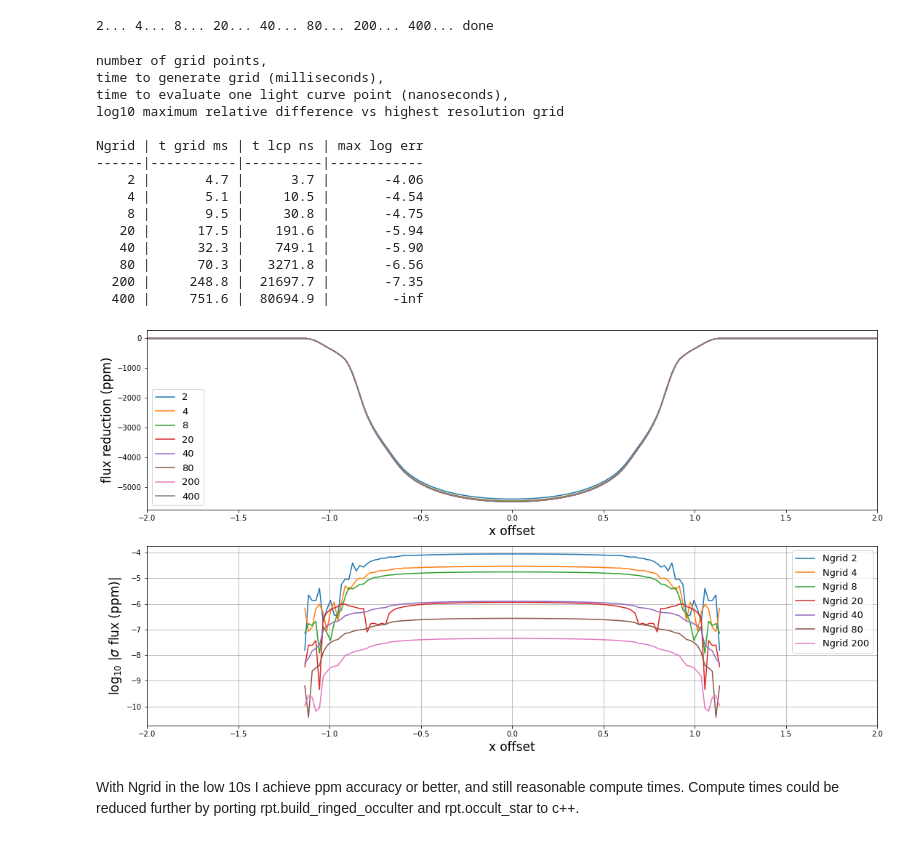
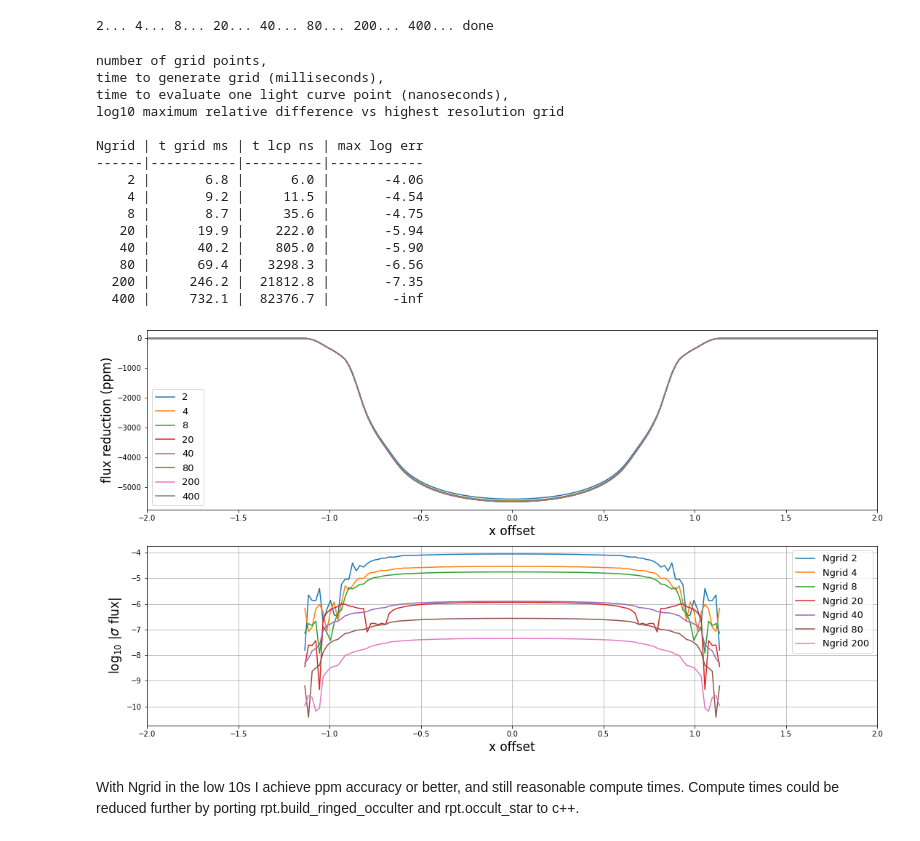
Before and after one commit to leigh2/PLATO_ring_sim, a Jupyter notebook: rpt_demo.ipynb, the cells around one changed output. Saved outputs shown, nothing was run; the diff lists cells and outputs as text; code cells hidden in the pictures.

```diff
--- a/rpt_demo.ipynb
+++ b/rpt_demo.ipynb
@@ -307,43 +307,43 @@ print("""\
 number of grid points,
 time to generate grid (milliseconds),
 time to evaluate one light curve point (nanoseconds),
 log10 maximum relative difference vs highest resolution grid
 
 Ngrid | t grid ms | t lcp ns | max log err
 ------|-----------|----------|------------""")
 plt.subplot(212)
 for n in range(len(grid_tests)-1):
     with warnings.catch_warnings():
         warnings.simplefilter("ignore")
         logerr = np.log10(np.abs(rfs[-1]-rfs[n]))
     print("{:5d} | {:9.1f} | {:8.1f} | {:11.2f}".format(grid_tests[n], ms_grid[n], ms_lc[n]*1000., logerr.max()))
     plt.plot(x_offsets, logerr,
              label="Ngrid {:d}".format(grid_tests[n]))
 print("{:5d} | {:9.1f} | {:8.1f} |        -inf".format(grid_tests[-1], ms_grid[-1], ms_lc[-1]*1000.))
 plt.legend(fontsize=13)
 plt.xlabel("x offset", fontsize=17)
-plt.ylabel(r"log$_{10}$ |$\sigma$ flux (ppm)|", fontsize=17)
+plt.ylabel(r"log$_{10}$ |$\sigma$ flux|", fontsize=17)
 plt.xlim(x_offsets.min(), x_offsets.max())
 plt.grid()
 
 plt.show()
 # %% [output]
 number of grid points,
 time to generate grid (milliseconds),
 time to evaluate one light curve point (nanoseconds),
 log10 maximum relative difference vs highest resolution grid
 
 Ngrid | t grid ms | t lcp ns | max log err
 ------|-----------|----------|------------
-    2 |       4.7 |      3.7 |       -4.06
-    4 |       5.1 |     10.5 |       -4.54
-    8 |       9.5 |     30.8 |       -4.75
-   20 |      17.5 |    191.6 |       -5.94
-   40 |      32.3 |    749.1 |       -5.90
-   80 |      70.3 |   3271.8 |       -6.56
-  200 |     248.8 |  21697.7 |       -7.35
-  400 |     751.6 |  80694.9 |        -inf
+    2 |       6.8 |      6.0 |       -4.06
+    4 |       9.2 |     11.5 |       -4.54
+    8 |       8.7 |     35.6 |       -4.75
+   20 |      19.9 |    222.0 |       -5.94
+   40 |      40.2 |    805.0 |       -5.90
+   80 |      69.4 |   3298.3 |       -6.56
+  200 |     246.2 |  21812.8 |       -7.35
+  400 |     732.1 |  82376.7 |        -inf
-[figure, old version]
+[figure, new version]
 # %% [markdown]
 With Ngrid in the low 10s I achieve ppm accuracy or better, and still reasonable compute times. Compute times could be reduced further by porting rpt.build_ringed_occulter and rpt.occult_star to c++.
 # %% [markdown]
```
Also changed, not shown: parts of 1 cell of this notebook.
